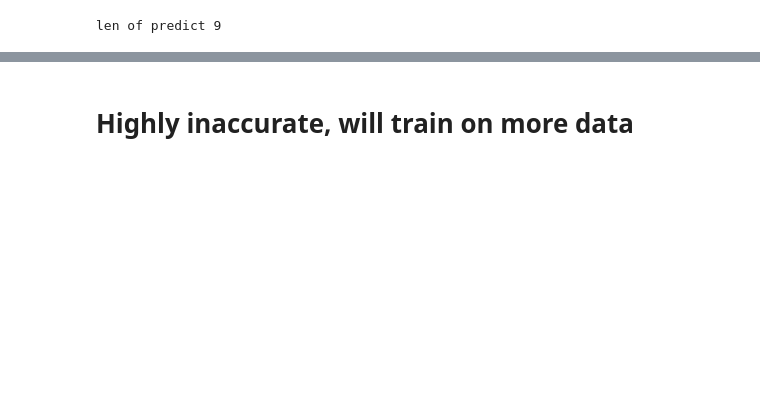
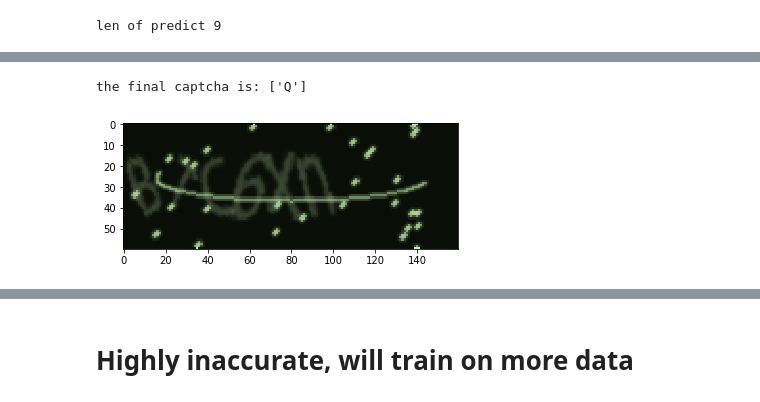
Before and after one commit to rajendra7406/captcha, a Jupyter notebook: captcha generator.ipynb, the cells around one changed output, grey strips where cells are left out. Saved outputs shown, nothing was run; the diff lists cells and outputs as text; code cells hidden in the pictures; blank space fills up the shorter version.

```diff
--- a/captcha generator.ipynb
+++ b/captcha generator.ipynb
@@ -186,0 +193,5 @@ the final captcha is: ['A']
+# %%
+show_output(3)
+# %% [output]
+the final captcha is: ['Q']
+[figure, added]
```
Also changed, not shown: parts of 23 cells of this notebook.
